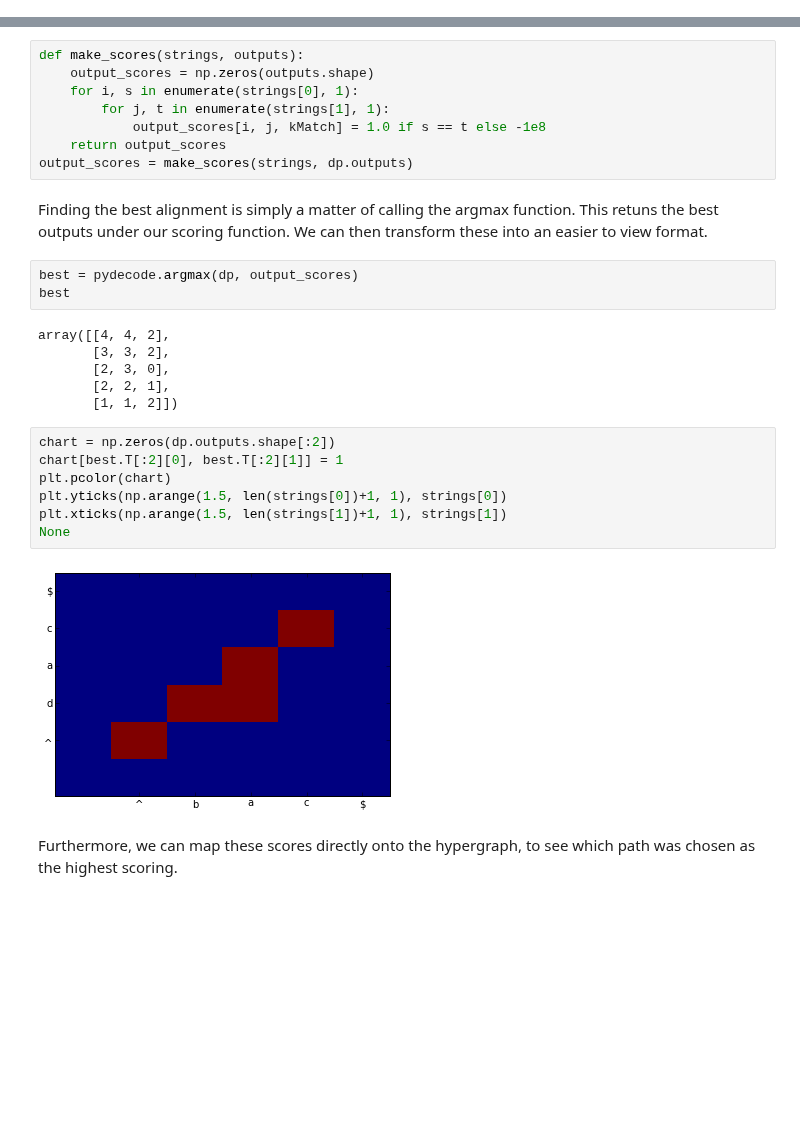
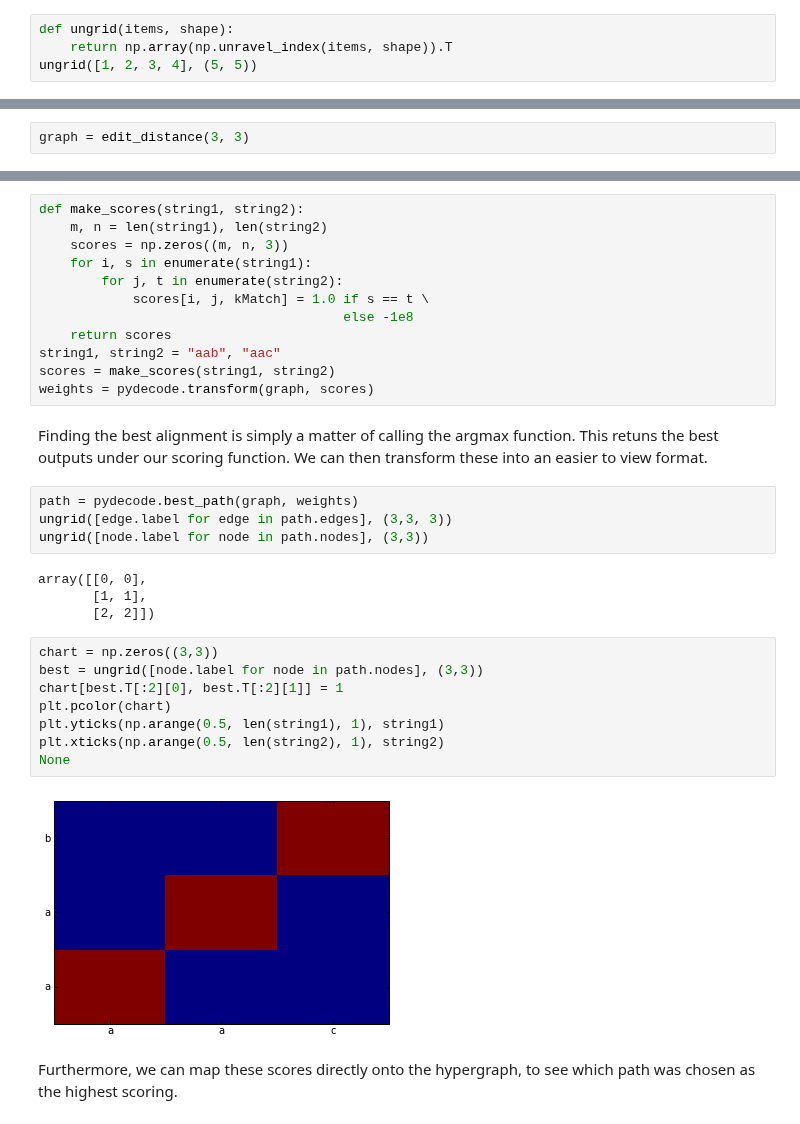
Before and after one commit to srush/PyDecode, a Jupyter notebook: notebooks/EditDistance.ipynb, the cells around one changed output, grey strips where cells are left out. Drawn from its saved outputs; the diff is of its cells as text; blank space fills up the shorter version.

```diff
--- a/notebooks/EditDistance.ipynb
+++ b/notebooks/EditDistance.ipynb
@@ -87,0 +52,4 @@ The key part of the function is the call to ``set``.
+# %%
+def ungrid(items, shape):
+    return np.array(np.unravel_index(items, shape)).T
+ungrid([1, 2, 3, 4], (5, 5))
@@ -88 +95,3 @@ The key part of the function is the call to ``set``.
+# %%
+graph = edit_distance(3, 3)
 # %% [markdown]
@@ -106,33 +122,37 @@ can only be applied when we have a direct match.
 # %%
-def make_scores(strings, outputs):
-    output_scores = np.zeros(outputs.shape)
-    for i, s in enumerate(strings[0], 1):
-        for j, t in enumerate(strings[1], 1):
-            output_scores[i, j, kMatch] = 1.0 if s == t else -1e8
-    return output_scores
-output_scores = make_scores(strings, dp.outputs)
+def make_scores(string1, string2):
+    m, n = len(string1), len(string2)
+    scores = np.zeros((m, n, 3))
+    for i, s in enumerate(string1):
+        for j, t in enumerate(string2):
+            scores[i, j, kMatch] = 1.0 if s == t \
+                                       else -1e8
+    return scores
+string1, string2 = "aab", "aac"
+scores = make_scores(string1, string2)
+weights = pydecode.transform(graph, scores)
 # %% [markdown]
 Finding the best alignment is simply a matter of calling the argmax function.
 This retuns the best outputs under our scoring function. We can then
 transform these into an easier to view format.
-# %%
-best = pydecode.argmax(dp, output_scores)
-best
-# %% [output]
-array([[4, 4, 2],
-       [3, 3, 2],
-       [2, 3, 0],
-       [2, 2, 1],
-       [1, 1, 2]])
+# %%
+path = pydecode.best_path(graph, weights)
+ungrid([edge.label for edge in path.edges], (3,3, 3))
+ungrid([node.label for node in path.nodes], (3,3))
+# %% [output]
+array([[0, 0],
+       [1, 1],
+       [2, 2]])
 # %%
-chart = np.zeros(dp.outputs.shape[:2])
+chart = np.zeros((3,3))
+best = ungrid([node.label for node in path.nodes], (3,3))
 chart[best.T[:2][0], best.T[:2][1]] = 1
 plt.pcolor(chart)
-plt.yticks(np.arange(1.5, len(strings[0])+1, 1), strings[0])
-plt.xticks(np.arange(1.5, len(strings[1])+1, 1), strings[1])
+plt.yticks(np.arange(0.5, len(string1), 1), string1)
+plt.xticks(np.arange(0.5, len(string2), 1), string2)
 None
 # %% [output]
-[figure, old version]
+[figure, new version]
 # %% [markdown]
 Furthermore, we can map these scores directly onto the hypergraph, to see
 which path was chosen as the highest scoring.
```
Also changed, not shown: parts of 27 cells of this notebook, 19 other files.
